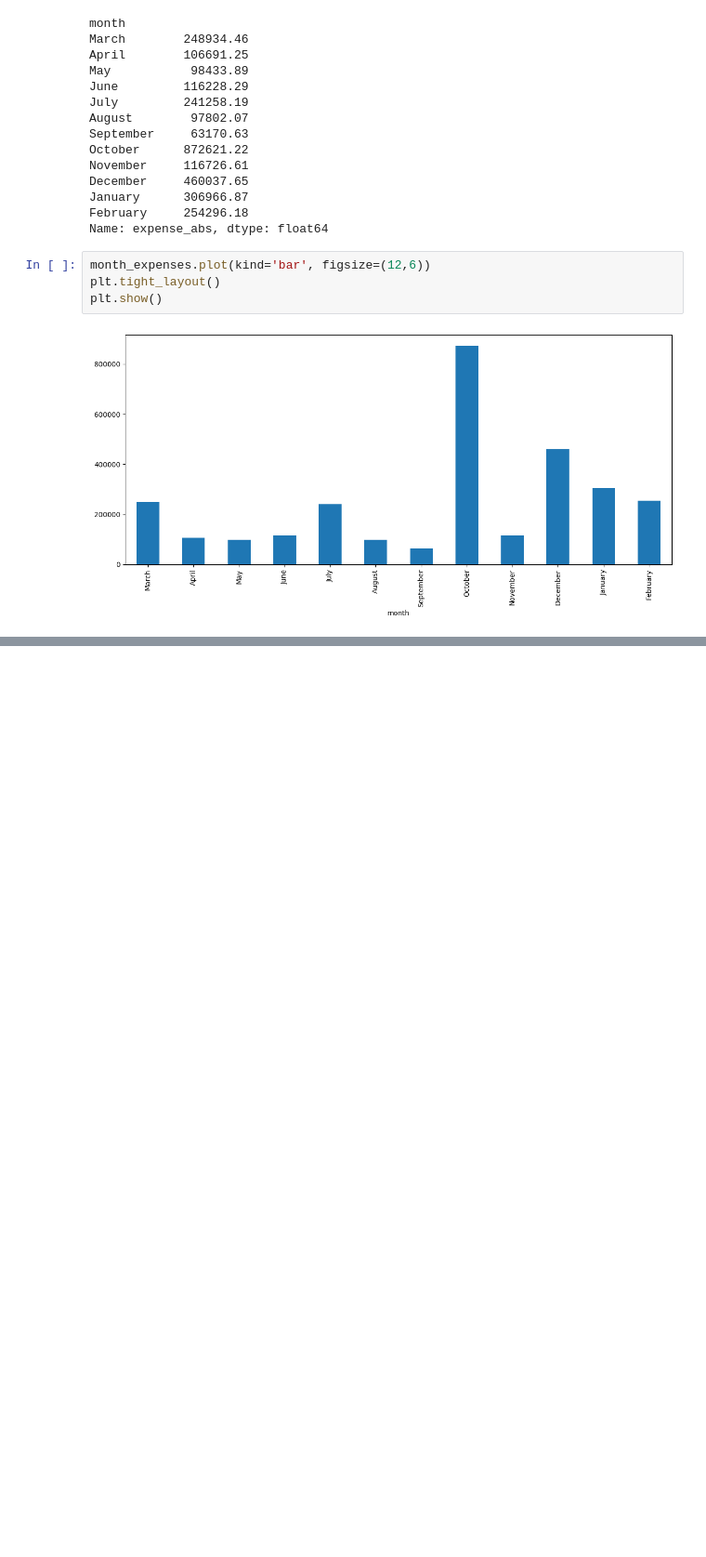
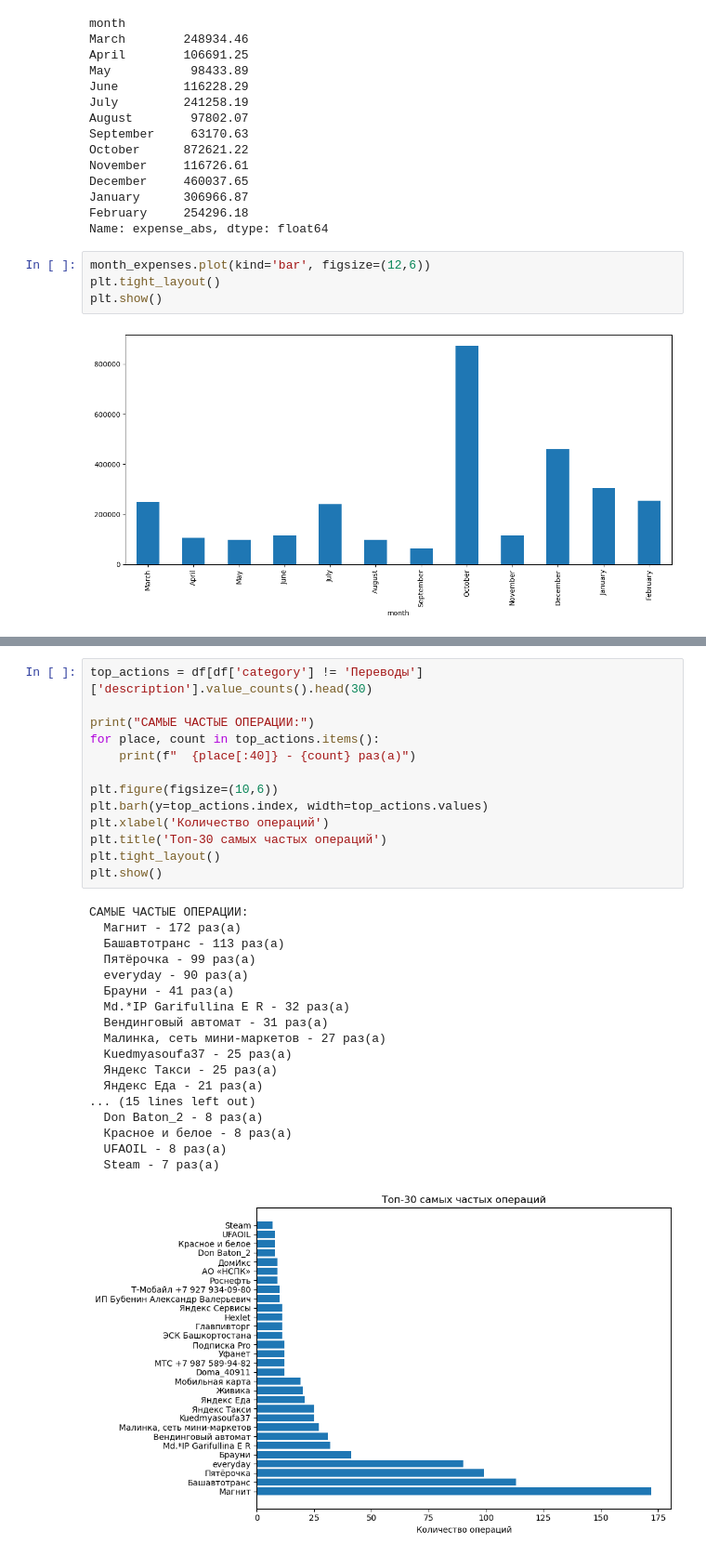
Before and after one commit to rouch314/my-finance-analysis, a Jupyter notebook: my-finance-analysis.ipynb, the cells around one changed output, grey strips where cells are left out. Shown at 93% size. Drawn from its saved outputs; the diff is of its cells as text; blank space fills up the shorter version.

```diff
--- a/my-finance-analysis.ipynb
+++ b/my-finance-analysis.ipynb
@@ -229,0 +400,32 @@ plt.show()
+# %%
+top_actions = df[df['category'] != 'Переводы']['description'].value_counts().head(30)
+
+print("САМЫЕ ЧАСТЫЕ ОПЕРАЦИИ:")
+for place, count in top_actions.items():
+    print(f"  {place[:40]} - {count} раз(а)")
+
+plt.figure(figsize=(10,6))
+plt.barh(y=top_actions.index, width=top_actions.values)
+plt.xlabel('Количество операций')
+plt.title('Топ-30 самых частых операций')
+plt.tight_layout()
+plt.show()
+# %% [output]
+САМЫЕ ЧАСТЫЕ ОПЕРАЦИИ:
+  Магнит - 172 раз(а)
+  Башавтотранс - 113 раз(а)
+  Пятёрочка - 99 раз(а)
+  everyday - 90 раз(а)
+  Брауни - 41 раз(а)
+  Md.*IP Garifullina E R - 32 раз(а)
+  Вендинговый автомат - 31 раз(а)
+  Малинка, сеть мини-маркетов - 27 раз(а)
+  Kuedmyasoufa37 - 25 раз(а)
+  Яндекс Такси - 25 раз(а)
+  Яндекс Еда - 21 раз(а)
+... (15 lines left out)
+  Don Baton_2 - 8 раз(а)
+  Красное и белое - 8 раз(а)
+  UFAOIL - 8 раз(а)
+  Steam - 7 раз(а)
+[figure, added]
```
Also changed, not shown: parts of 11 cells of this notebook.
